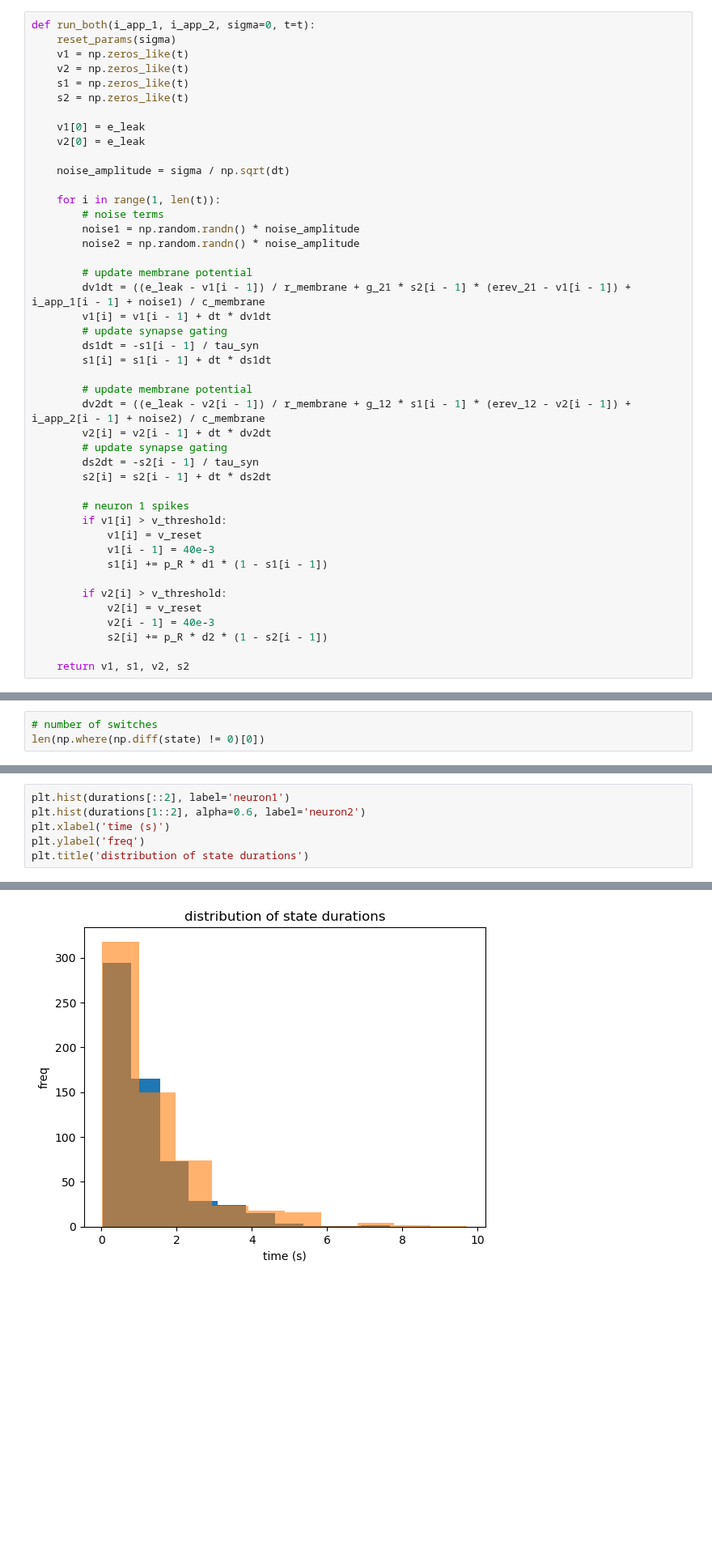
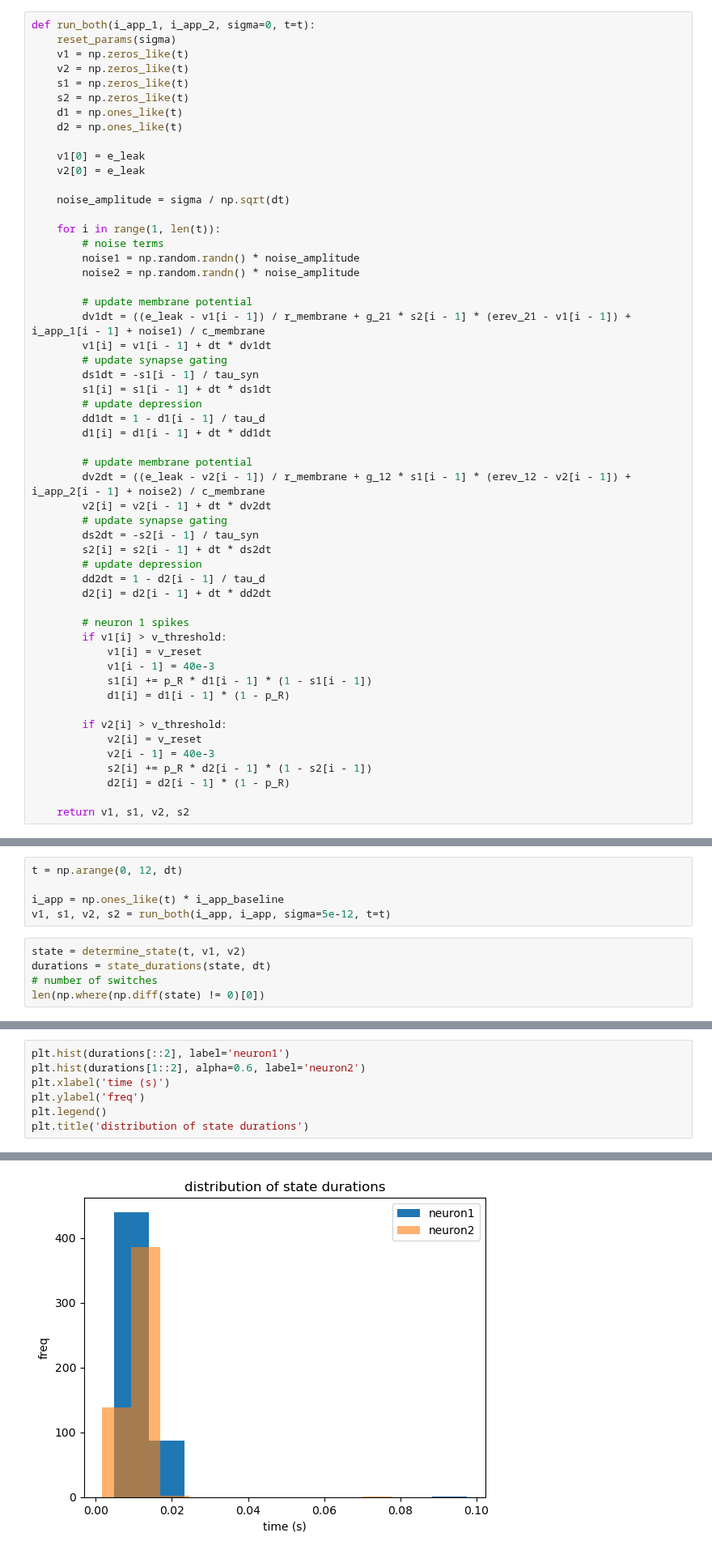
Before and after one commit to polsen99/intro_comp_neuro, a Jupyter notebook: tutorial 5.3 - bistability and oscillations from two LIF neurons.ipynb, the cells around one changed output, grey strips where cells are left out. Shown at 81% size. Cells and saved outputs as stored; diff of their text form; blank space fills up the shorter version.

```diff
--- a/tutorial 5.3 - bistability and oscillations from two LIF neurons.ipynb
+++ b/tutorial 5.3 - bistability and oscillations from two LIF neurons.ipynb
@@ -94,6 +94,8 @@ def run_both(i_app_1, i_app_2, sigma=0, t=t):
     v2 = np.zeros_like(t)
     s1 = np.zeros_like(t)
     s2 = np.zeros_like(t)
+    d1 = np.ones_like(t)
+    d2 = np.ones_like(t)
 
     v1[0] = e_leak
     v2[0] = e_leak
@@ -111,6 +113,9 @@ def run_both(i_app_1, i_app_2, sigma=0, t=t):
         # update synapse gating
         ds1dt = -s1[i - 1] / tau_syn
         s1[i] = s1[i - 1] + dt * ds1dt
+        # update depression
+        dd1dt = 1 - d1[i - 1] / tau_d
+        d1[i] = d1[i - 1] + dt * dd1dt
 
         # update membrane potential
         dv2dt = ((e_leak - v2[i - 1]) / r_membrane + g_12 * s1[i - 1] * (erev_12 - v2[i - 1]) + i_app_2[i - 1] + noise2) / c_membrane
@@ -118,17 +123,22 @@ def run_both(i_app_1, i_app_2, sigma=0, t=t):
         # update synapse gating
         ds2dt = -s2[i - 1] / tau_syn
         s2[i] = s2[i - 1] + dt * ds2dt
+        # update depression
+        dd2dt = 1 - d2[i - 1] / tau_d
+        d2[i] = d2[i - 1] + dt * dd2dt
 
         # neuron 1 spikes
         if v1[i] > v_threshold:
             v1[i] = v_reset
             v1[i - 1] = 40e-3
-            s1[i] += p_R * d1 * (1 - s1[i - 1])
+            s1[i] += p_R * d1[i - 1] * (1 - s1[i - 1])
+            d1[i] = d1[i - 1] * (1 - p_R)
 
         if v2[i] > v_threshold:
             v2[i] = v_reset
             v2[i - 1] = 40e-3
-            s2[i] += p_R * d2 * (1 - s2[i - 1])
+            s2[i] += p_R * d2[i - 1] * (1 - s2[i - 1])
+            d2[i] = d2[i - 1] * (1 - p_R)
 
     return v1, s1, v2, s2
 # %%
@@ -256,4 +339,11 @@ durations = state_durations(state, dt)
+# %%
+t = np.arange(0, 12, dt)
+
+i_app = np.ones_like(t) * i_app_baseline
+v1, s1, v2, s2 = run_both(i_app, i_app, sigma=5e-12, t=t)
 # %%
+state = determine_state(t, v1, v2)
+durations = state_durations(state, dt)
 # number of switches
 len(np.where(np.diff(state) != 0)[0])
 # %% [output]
@@ -261,9 +351,10 @@ len(np.where(np.diff(state) != 0)[0])
 # %%
 plt.hist(durations[::2], label='neuron1')
 plt.hist(durations[1::2], alpha=0.6, label='neuron2')
 plt.xlabel('time (s)')
 plt.ylabel('freq')
+plt.legend()
 plt.title('distribution of state durations')
 # %% [output]
 Text(0.5, 1.0, 'distribution of state durations')
-[figure, old version]
+[figure, new version]
```
Also changed, not shown: parts of 8 cells of this notebook.
